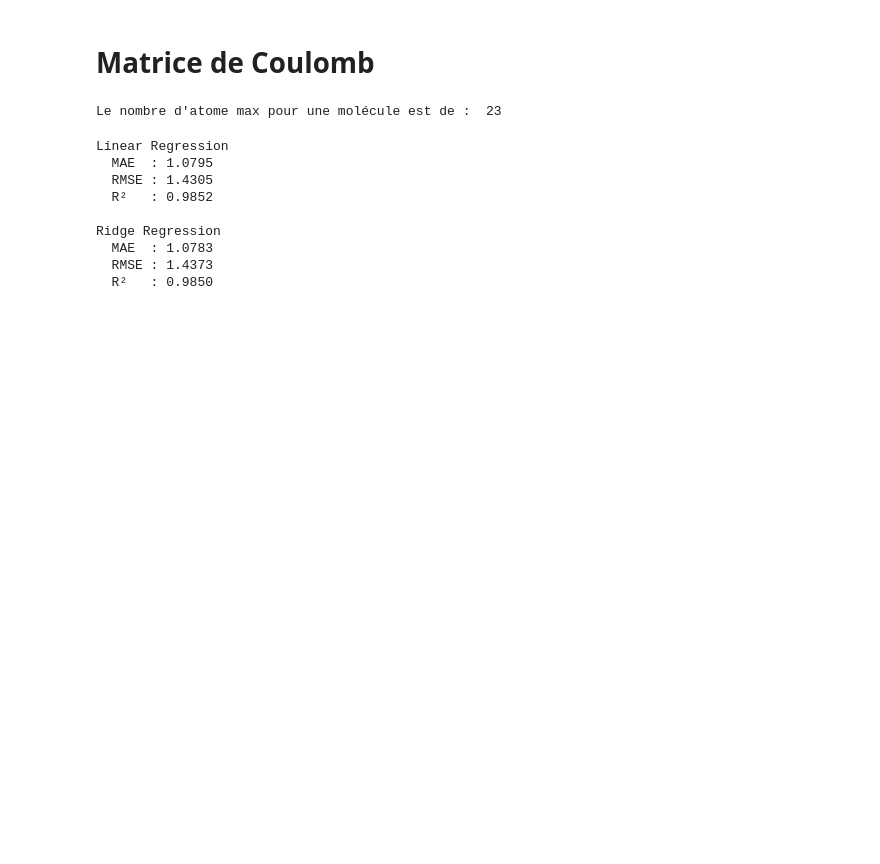
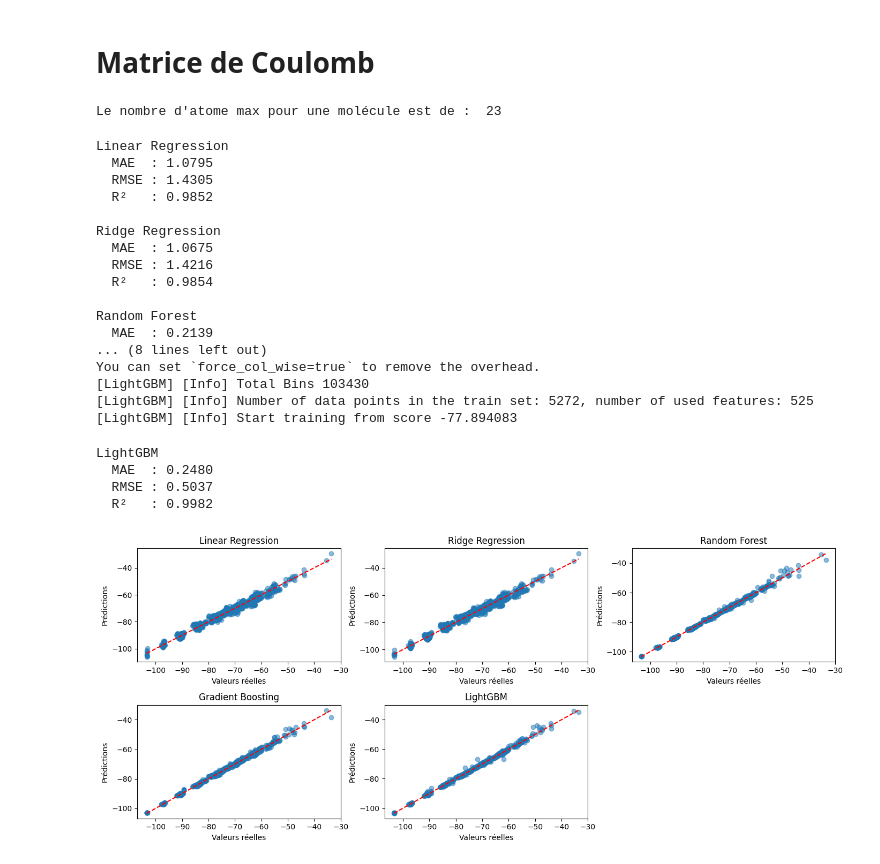
Before and after one commit to TristanGay27/Molecular_energy_prediction, a Jupyter notebook: data_exploration/CoulombMatrix.ipynb, the cells around one changed output. Drawn from its saved outputs; the diff is of its cells as text; code cells hidden in the pictures; blank space fills up the shorter version.

```diff
--- a/data_exploration/CoulombMatrix.ipynb
+++ b/data_exploration/CoulombMatrix.ipynb
@@ -48,16 +48,16 @@ from sklearn.model_selection import train_test_split
 from sklearn.linear_model import LinearRegression, Ridge
 from sklearn.ensemble import RandomForestRegressor, GradientBoostingRegressor
 from sklearn.metrics import root_mean_squared_error, r2_score, mean_absolute_error
-from xgboost import XGBRegressor
+from lightgbm import LGBMRegressor
 
 X_train, X_test, y_train, y_test = train_test_split(X, Y, test_size=0.2, random_state=42)
 
 models = {
     "Linear Regression": LinearRegression(),
-    "Ridge Regression": Ridge(alpha=1.0),
+    "Ridge Regression": Ridge(alpha=0.1),
     "Random Forest": RandomForestRegressor(n_estimators=100, random_state=42),
     "Gradient Boosting": GradientBoostingRegressor(n_estimators=100, random_state=42),
-    "XGBoost": XGBRegressor(tree_method="hist", device="cpu")
+    "LightGBM": LGBMRegressor()
 }
 
 results = {}
@@ -74,33 +74,46 @@ for name, model in models.items():
         "mae": mae,
         "rmse": rmse,
         "r2": r2,
         "y_pred": y_pred
     }
 
     # Affichage des métriques
     print(f"\n{name}")
     print(f"  MAE  : {mae:.4f}")
     print(f"  RMSE : {rmse:.4f}")
     print(f"  R²   : {r2:.4f}")
 
 # 🔍 Plot prédictions vs vraies valeurs
 plt.figure(figsize=(14, 6))
 for i, (name, res) in enumerate(results.items(), start=1):
     plt.subplot(2, 3, i)
     plt.scatter(y_test, res["y_pred"], alpha=0.5)
     plt.plot([y_test.min(), y_test.max()], [y_test.min(), y_test.max()], '--', color='red')
     plt.xlabel("Valeurs réelles")
     plt.ylabel("Prédictions")
     plt.title(name)
 plt.tight_layout()
 plt.show()
 # %% [output]
 Linear Regression
   MAE  : 1.0795
   RMSE : 1.4305
   R²   : 0.9852
 
 Ridge Regression
-  MAE  : 1.0783
-  RMSE : 1.4373
-  R²   : 0.9850
+  MAE  : 1.0675
+  RMSE : 1.4216
+  R²   : 0.9854
+
+Random Forest
+  MAE  : 0.2139
+... (8 lines left out)
+You can set `force_col_wise=true` to remove the overhead.
+[LightGBM] [Info] Total Bins 103430
+[LightGBM] [Info] Number of data points in the train set: 5272, number of used features: 525
+[LightGBM] [Info] Start training from score -77.894083
+LightGBM
+  MAE  : 0.2480
+  RMSE : 0.5037
+  R²   : 0.9982
+[figure, added]
```
Also changed, not shown: parts of 1 cell of this notebook, 1 other file.
